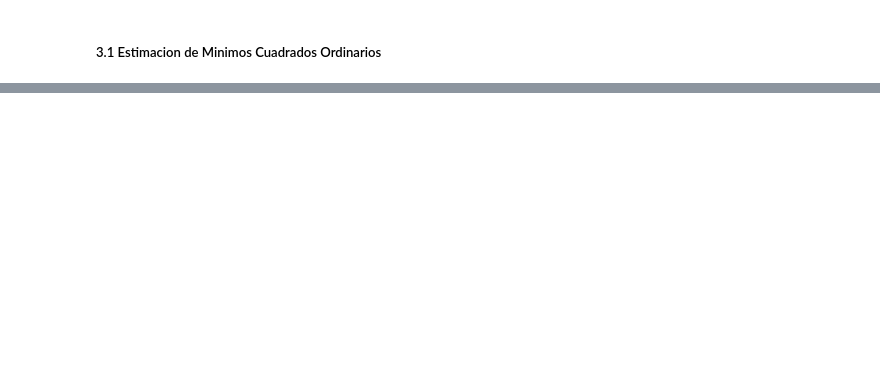
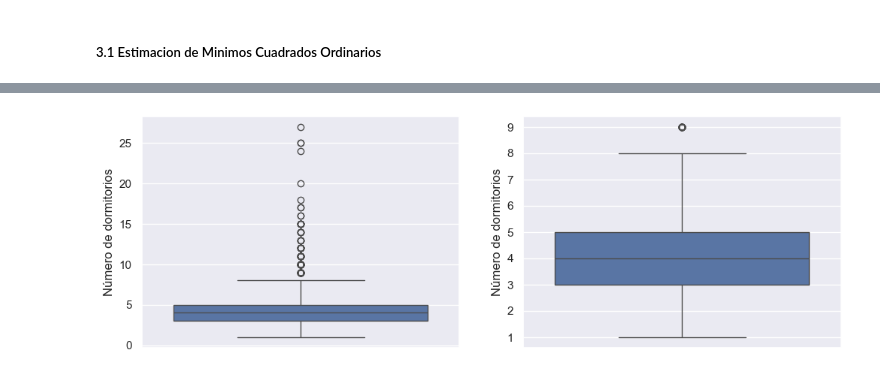
Before and after one commit to Marian186/Data-Cleaning, a Jupyter notebook: Regresion Lineal.ipynb, the cells around one changed output, grey strips where cells are left out. Drawn from its saved outputs; the diff is of its cells as text; code cells hidden in the pictures; blank space fills up the shorter version.

```diff
--- a/Regresion Lineal.ipynb
+++ b/Regresion Lineal.ipynb
@@ -260,0 +163,8 @@ plt.show()
+# %%
+fig, axs = plt.subplots(1,2,figsize=(12,4))
+sns.boxplot(data=rl_data_dorms['dorms'],ax=axs[0])
+sns.boxplot(data=rl_data_dorms[(rl_data_dorms['dorms']<10)& (rl_data_dorms['price_uf']<100000)]['dorms'],ax=axs[1])
+plt.setp(axs, ylabel="Número de dormitorios")
+plt.show()
+# %% [output]
+[figure, added]
```
Also changed, not shown: parts of 78 cells of this notebook, 1 other file.
